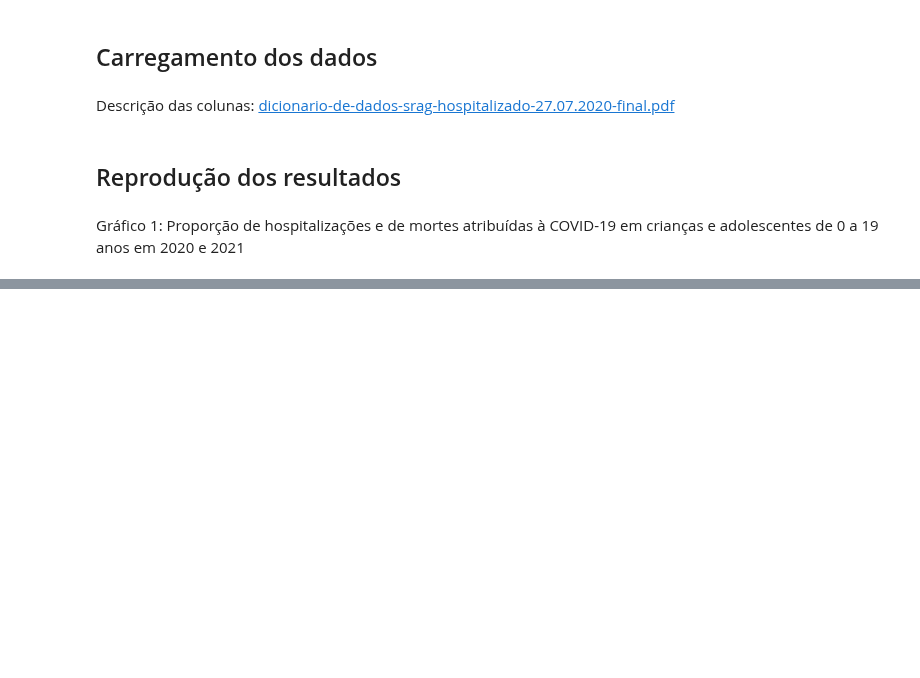
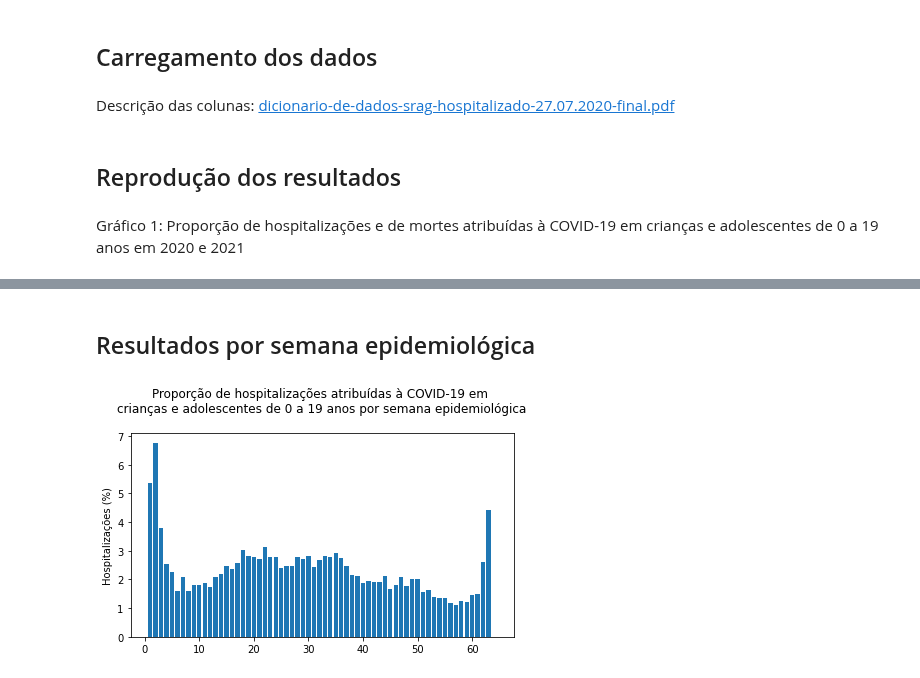
Before and after one commit to dados-covid/srag, a Jupyter notebook: _notebooks/2021-05-12-nota-sbp.ipynb, the cells around one changed output, grey strips where cells are left out. Saved outputs shown, nothing was run; the diff lists cells and outputs as text; code cells hidden in the pictures; blank space fills up the shorter version.

```diff
--- a/_notebooks/2021-05-12-nota-sbp.ipynb
+++ b/_notebooks/2021-05-12-nota-sbp.ipynb
@@ -73,0 +88,36 @@ plt.show()
+# %% [markdown]
+## Resultados por semana epidemiológica
+# %%
+#hide
+
+dt_sin_pri = df_srag_repr['DT_SIN_PRI'].astype('datetime64')
+df_srag_repr['semana_obito'] = (dt_sin_pri - dt_sin_pri.min()).astype('timedelta64[D]').astype(int) // 7 + 1
+df = df_srag_repr.groupby(['semana_obito', 'faixa_etaria', 'EVOLUCAO']).size()
+
+categories = df_srag_repr['semana_obito'].drop_duplicates().sort_values()
+df_graf1 = pd.DataFrame()
+for cat in categories:
+    data = []
+    try:
+        n_internacoes_menores = df.loc[cat, '00-20'].sum()
+    except KeyError:
+        n_internacoes_menores = 0
+    data.append(n_internacoes_menores / (0.0001 + df.loc[cat].sum()) * 100) # Percentual de internacoes
+    df_graf1[cat] = data
+df_graf1 = df_graf1.T
+df_graf1.columns = ['Hospitalizações']
+# %%
+#hide
+
+fig = plt.figure()
+fig.patch.set_facecolor((1,1,1))
+plt.bar(categories, df_graf1['Hospitalizações'])
+# Add some text for labels, title and custom x-axis tick labels, etc.
+plt.ylabel('Hospitalizações (%)')
+plt.title('Proporção de hospitalizações atribuídas à COVID-19 em \ncrianças e adolescentes de 0 a 19 anos por semana epidemiológica\n')
+
+fig.tight_layout()
+
+plt.show()
+# %% [output]
+[figure, added]
```
Also changed, not shown: parts of 4 cells of this notebook.
